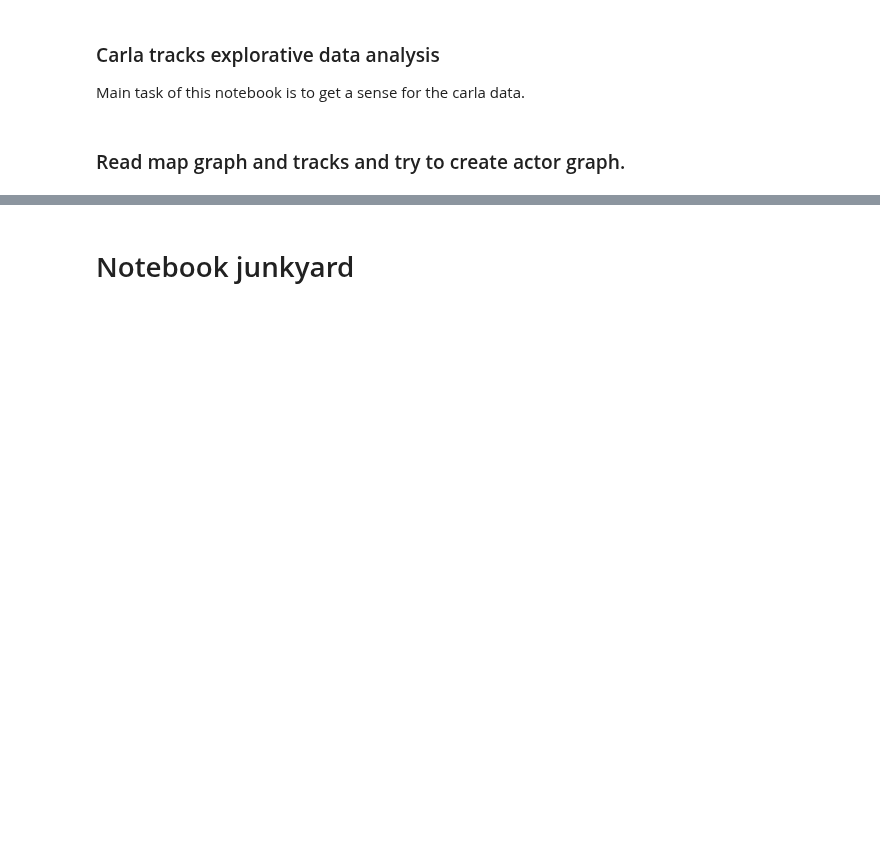
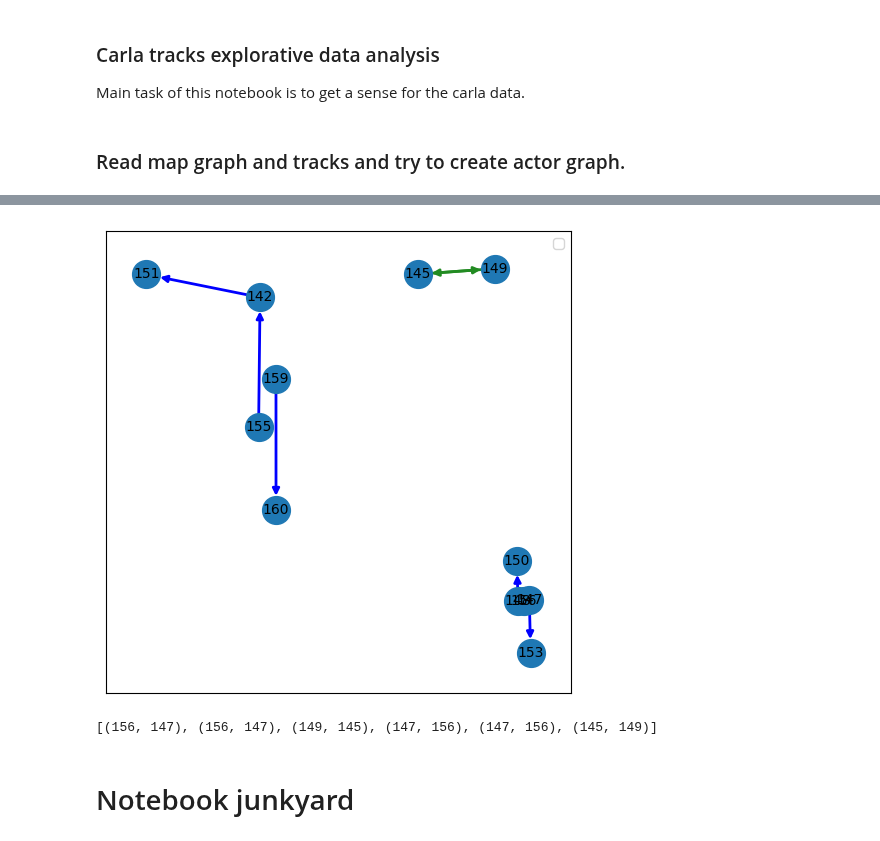
Before and after one commit to tmuehlen80/graph_coverage, a Jupyter notebook: Notebooks/carla/tracks_eda.ipynb, the cells around one changed output, grey strips where cells are left out. Cells and saved outputs as stored; diff of their text form; code cells hidden in the pictures; blank space fills up the shorter version.

```diff
--- a/Notebooks/carla/tracks_eda.ipynb
+++ b/Notebooks/carla/tracks_eda.ipynb
@@ -106,0 +113,2 @@ tracks.head(2).T
+# %%
+ag_carla = ag.from_carla_scenario_w_details(tracks, g_map, max_distance_m=120)
@@ -106,0 +131,38 @@ tracks.head(2).T
+# %%
+timestep = 3
+G = ag_carla.actor_graphs[timestep]
+# not sure, if G is anyhow needed? Why not always use self.actor_graphs[timestep]?
+pos = {node: ag_carla.actor_graphs[timestep].nodes[node]['xyz'][:2] for node in ag_carla.actor_graphs[0].nodes}
+node_size = 400
+# %%
+# Why remove lonely actors?
+labels = {node: node for node in ag_carla.actor_graphs[timestep].nodes() if G.degree(node) > 0}
+nodes_with_edges = [node for node in G.nodes() if G.degree(node) > 0]
+# %%
+plt.figure(figsize=(6, 6))
+nx.draw_networkx_nodes(G, pos, nodelist=nodes_with_edges, node_size=node_size)
+nx.draw_networkx_labels(G, pos, labels=labels, font_size=10, font_color='black')
+
+
+# Draw edges with different styles based on edge type
+edge_type_following_lead = [(u, v) for u, v, d in G.edges(data=True) if d['edge_type'] == 'following_lead']
+#edge_type_leading_vehicle = [(u, v) for u, v, d in G.edges(data=True) if d['edge_type'] == 'leading_vehicle']
+edge_type_direct_neighbor_vehicle = [(u, v) for u, v, d in G.edges(data=True) if d['edge_type'] == 'direct_neighbor_vehicle']
+edge_type_neighbor_vehicle = [(u, v) for u, v, d in G.edges(data=True) if d['edge_type'] == 'neighbor_vehicle']
+edge_type_opposite_vehicle = [(u, v) for u, v, d in G.edges(data=True) if d['edge_type'] == 'opposite_vehicle']
+
+
+nx.draw_networkx_edges(G, pos, edgelist=edge_type_following_lead, width=2, edge_color='blue', arrows=True, node_size=node_size, label='following_lead')
+#nx.draw_networkx_edges(G, pos, edgelist=edge_type_leading_vehicle, width=2, edge_color='cyan', label='leading_vehicle')
+nx.draw_networkx_edges(G, pos, edgelist=edge_type_direct_neighbor_vehicle, width=2, edge_color='springgreen', arrows=True,  node_size=node_size,label='direct_neighbor_vehicle')
+nx.draw_networkx_edges(G, pos, edgelist=edge_type_neighbor_vehicle, width=2, edge_color='forestgreen', arrows=True, node_size=node_size, label='neighbor_vehicle')
+nx.draw_networkx_edges(G, pos, edgelist=edge_type_opposite_vehicle, width=2, edge_color='orange', arrows=True, node_size=node_size, label='opposite_vehicle')
+
+#plt.legend()
+plt.show()
+# %% [output]
+[figure, added]
+# %%
+edge_type_neighbor_vehicle
+# %% [output]
+[(156, 147), (156, 147), (149, 145), (147, 156), (147, 156), (145, 149)]
```
Also changed, not shown: parts of 47 cells of this notebook, 2 other files.
